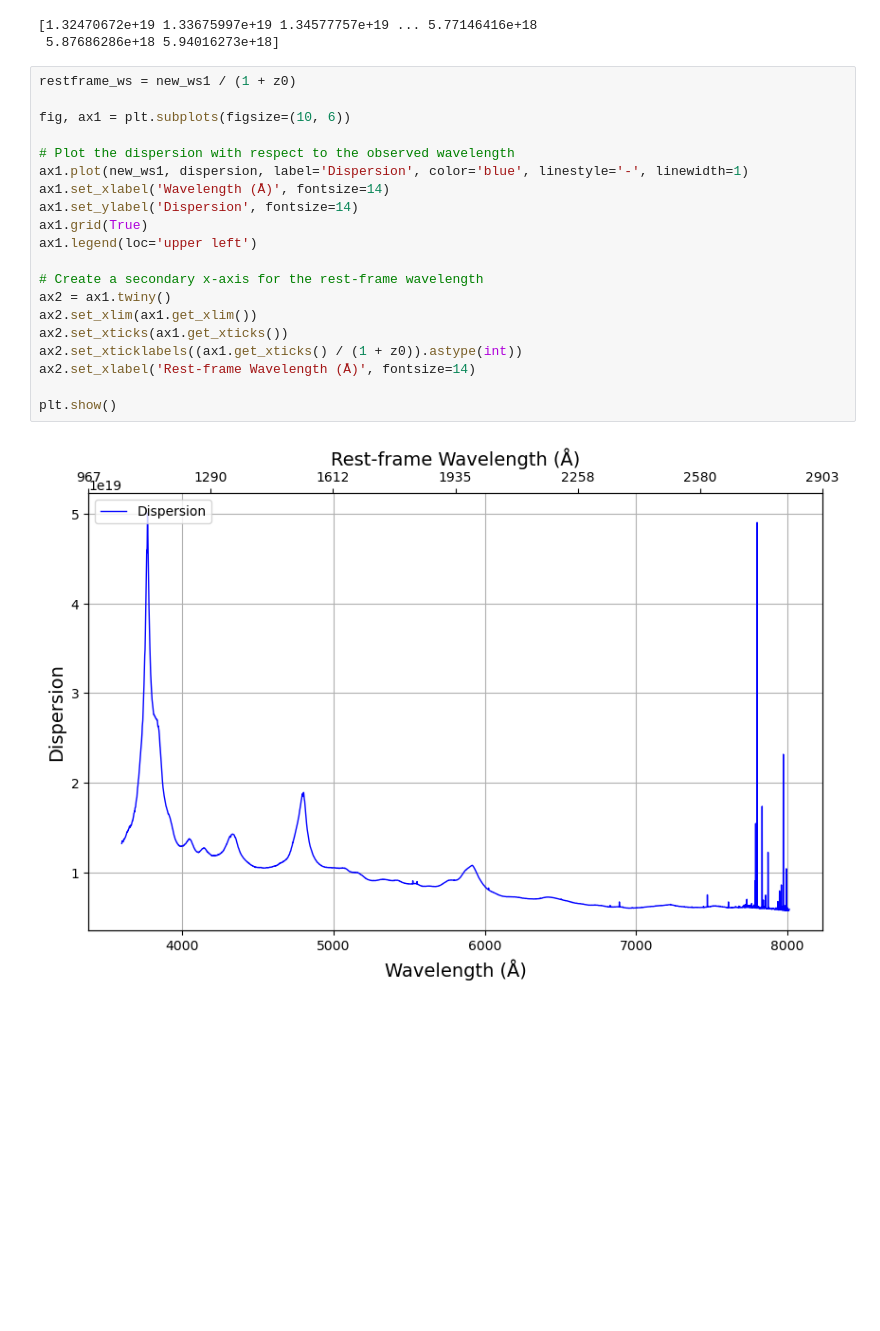
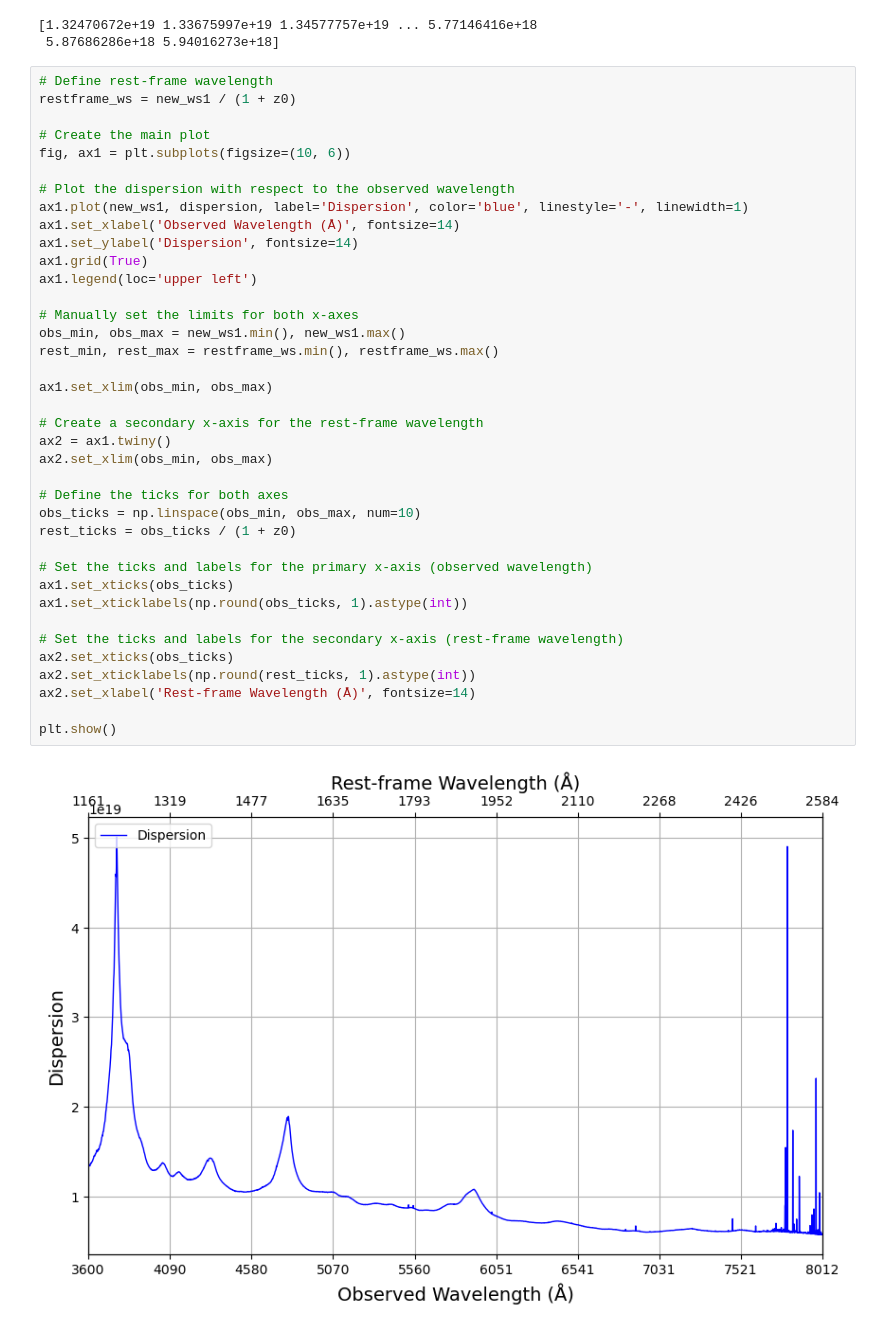
Before and after one commit to XuZhaozhong-1/DESI-ZTF, a Jupyter notebook: DESI-ZTF-2/Filter_choose.ipynb, the cells around one changed output. Saved outputs shown, nothing was run; the diff lists cells and outputs as text; blank space fills up the shorter version.

```diff
--- a/DESI-ZTF-2/Filter_choose.ipynb
+++ b/DESI-ZTF-2/Filter_choose.ipynb
@@ -165,24 +165,42 @@ print(dispersion)
 [1.32470672e+19 1.33675997e+19 1.34577757e+19 ... 5.77146416e+18
  5.87686286e+18 5.94016273e+18]
 # %%
+# Define rest-frame wavelength
 restframe_ws = new_ws1 / (1 + z0)
 
+# Create the main plot
 fig, ax1 = plt.subplots(figsize=(10, 6))
 
 # Plot the dispersion with respect to the observed wavelength
 ax1.plot(new_ws1, dispersion, label='Dispersion', color='blue', linestyle='-', linewidth=1)
-ax1.set_xlabel('Wavelength (Å)', fontsize=14)
+ax1.set_xlabel('Observed Wavelength (Å)', fontsize=14)
 ax1.set_ylabel('Dispersion', fontsize=14)
 ax1.grid(True)
 ax1.legend(loc='upper left')
 
+# Manually set the limits for both x-axes
+obs_min, obs_max = new_ws1.min(), new_ws1.max()
+rest_min, rest_max = restframe_ws.min(), restframe_ws.max()
+
+ax1.set_xlim(obs_min, obs_max)
+
 # Create a secondary x-axis for the rest-frame wavelength
 ax2 = ax1.twiny()
-ax2.set_xlim(ax1.get_xlim())
-ax2.set_xticks(ax1.get_xticks())
-ax2.set_xticklabels((ax1.get_xticks() / (1 + z0)).astype(int))
+ax2.set_xlim(obs_min, obs_max)
+
+# Define the ticks for both axes
+obs_ticks = np.linspace(obs_min, obs_max, num=10)
+rest_ticks = obs_ticks / (1 + z0)
+
+# Set the ticks and labels for the primary x-axis (observed wavelength)
+ax1.set_xticks(obs_ticks)
+ax1.set_xticklabels(np.round(obs_ticks, 1).astype(int))
+
+# Set the ticks and labels for the secondary x-axis (rest-frame wavelength)
+ax2.set_xticks(obs_ticks)
+ax2.set_xticklabels(np.round(rest_ticks, 1).astype(int))
 ax2.set_xlabel('Rest-frame Wavelength (Å)', fontsize=14)
 
 plt.show()
 # %% [output]
-[figure, old version]
+[figure, new version]
```
Also changed, not shown: parts of 1 cell of this notebook.
